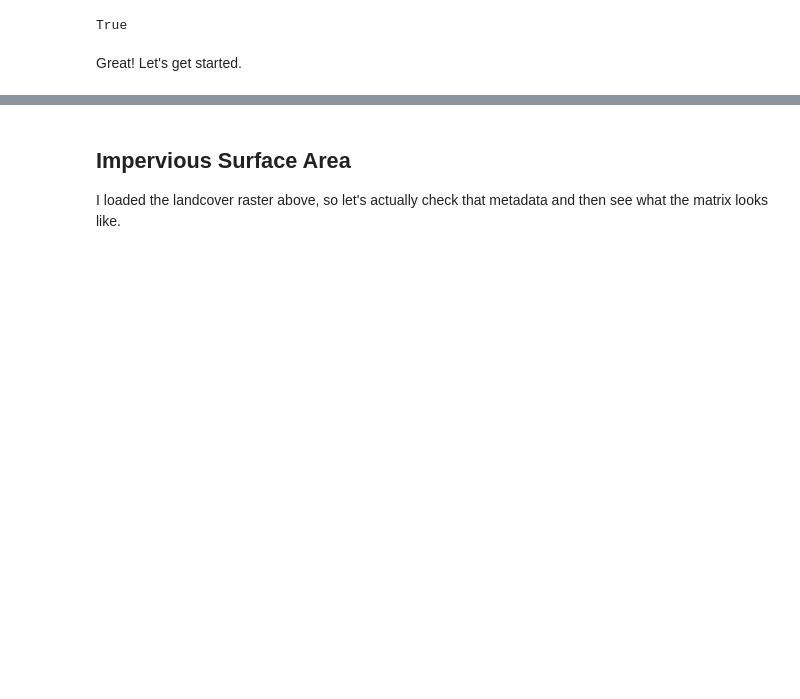
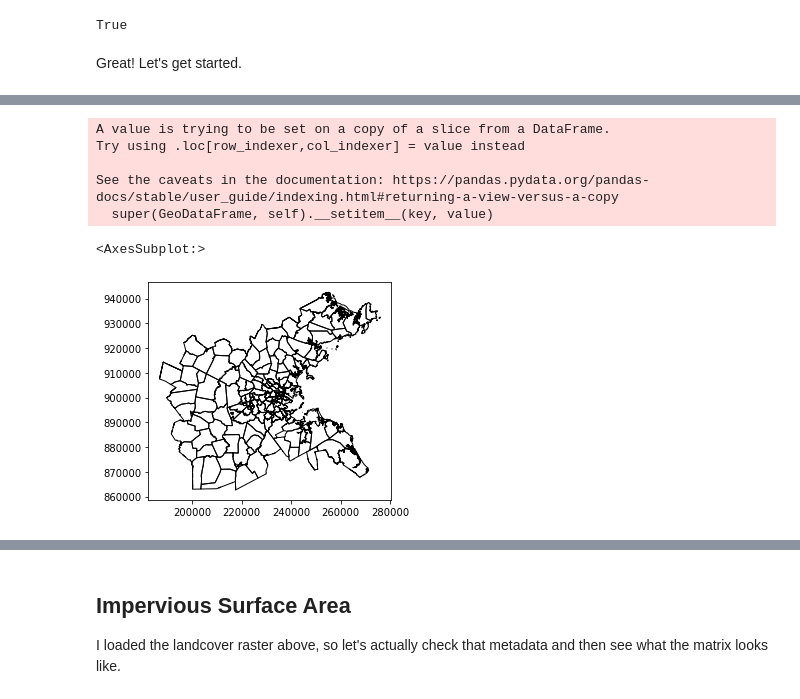
Before and after one commit to krowe42/FinalProject-LivingDecisions, a Jupyter notebook: Rowe-LivingDecisions.ipynb, the cells around one changed output, grey strips where cells are left out. Cells and saved outputs as stored; diff of their text form; code cells hidden in the pictures; blank space fills up the shorter version.

Commit message:
added Boston ZCTAs, projected & clipped

```diff
--- a/Rowe-LivingDecisions.ipynb
+++ b/Rowe-LivingDecisions.ipynb
@@ -93,0 +94,28 @@ Great! Let's get started.
+# %%
+# Bring in the ZCTA file
+
+zips = gpd.read_file('data/vector/Census/tl_2010_25_zcta510/tl_2010_25_zcta510.shp')
+
+# Bring in the MPO boundaries shapefile, select for Boston
+
+mpo = gpd.read_file('data/vector/MassDOT/MPO_Boundaries/MPO_Boundaries.shp')
+boston_mpo = mpo[mpo['MPO'] == 'Boston Region']
+
+# Convert them to the proper crs
+
+zips.to_crs('epsg:6491', inplace=True)
+boston_mpo.to_crs('epsg:6491', inplace=True)
+# %% [output]
+A value is trying to be set on a copy of a slice from a DataFrame.
+Try using .loc[row_indexer,col_indexer] = value instead
+
+See the caveats in the documentation: https://pandas.pydata.org/pandas-docs/stable/user_guide/indexing.html#returning-a-view-versus-a-copy
+  super(GeoDataFrame, self).__setitem__(key, value)
+# %%
+# Select only the appropriate ZCTAs for the Boston area
+
+zips_clipped = gpd.overlay(zips, boston_mpo, how='intersection')
+zips_clipped.plot(facecolor='None', edgecolor='Black')
+# %% [output]
+<AxesSubplot:>
+[figure, added]
```
Also changed, not shown: parts of 3 cells of this notebook.
